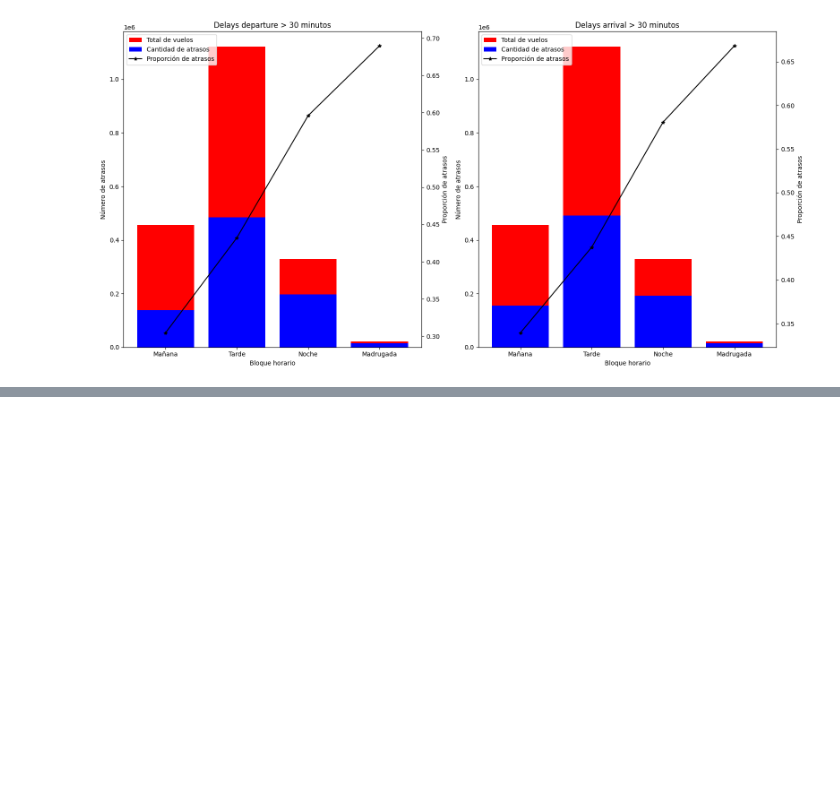
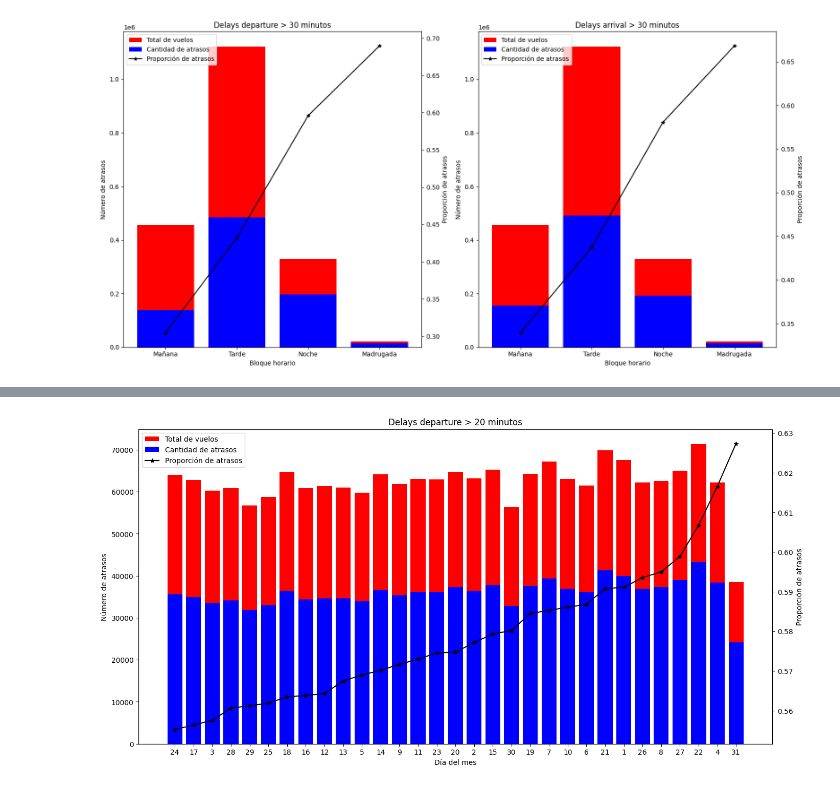
Before and after one commit to DiegoLeonG96/proyecto-pydatascience-udd, a Jupyter notebook: 03_Visualizaciones.ipynb, the cells around one changed output, grey strips where cells are left out. Cells and saved outputs as stored; diff of their text form; code cells hidden in the pictures; blank space fills up the shorter version.

```diff
--- a/03_Visualizaciones.ipynb
+++ b/03_Visualizaciones.ipynb
@@ -116,0 +133,4 @@ delay_proportion_plot(data, "DepHourBlock4", 30, dep_only=False)
+# %%
+delay_proportion_plot(data, "DayofMonth", 20, "Día del mes", dep_only=True)
+# %% [output]
+[figure, added]
```
Also changed, not shown: parts of 10 cells of this notebook.
